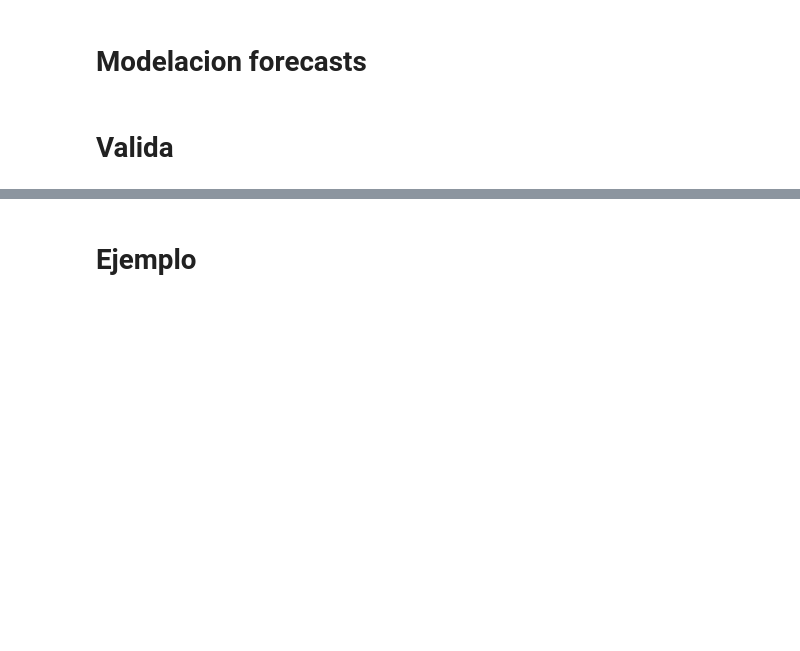
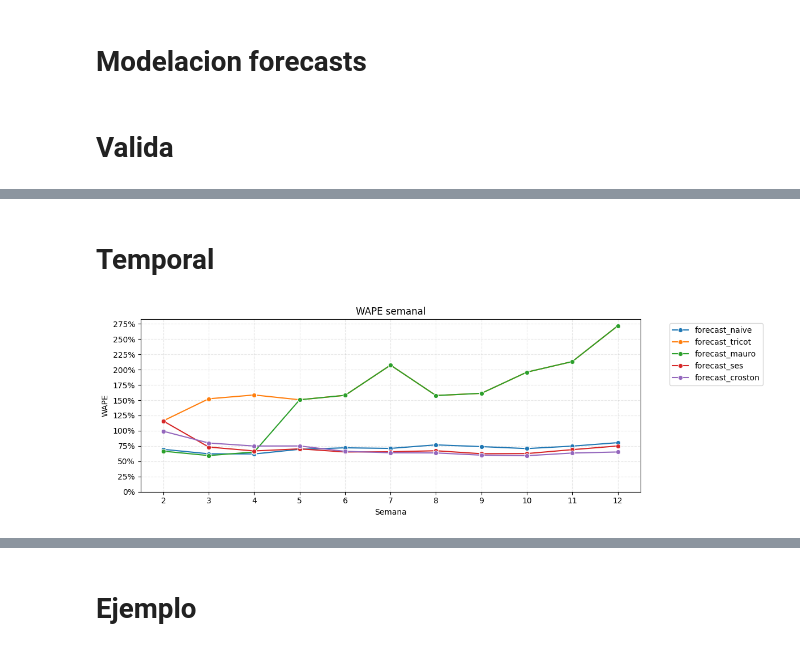
Before and after one commit to bi-retail-tricot/forecast, a Jupyter notebook: notebooks/06_modelacion_forecasts.ipynb, the cells around one changed output, grey strips where cells are left out. Saved outputs shown, nothing was run; the diff lists cells and outputs as text; code cells hidden in the pictures; blank space fills up the shorter version.

```diff
--- a/notebooks/06_modelacion_forecasts.ipynb
+++ b/notebooks/06_modelacion_forecasts.ipynb
@@ -387,0 +585,2 @@ plt.show()
+# %% [markdown]
+# Temporal
@@ -387,0 +646,38 @@ plt.show()
+# %%
+comparative_forecasts = ['forecast_tricot','forecast_naive','forecast_ses','forecast_croston', 'forecast_mauro']
+
+weekly_metrics = eval_forecast(data_repo_x_dda, forecast_dict, group_by_col="week_number")
+
+weekly_metrics = weekly_metrics[weekly_metrics['forecast'].isin(comparative_forecasts)]
+
+weekly_metrics = weekly_metrics[(weekly_metrics['week_number'] <= 12) & (weekly_metrics['week_number'] >= 2)]
+# %%
+import matplotlib.pyplot as plt
+import seaborn as sns
+import matplotlib.dates as mdates
+import matplotlib.ticker as mticker
+
+
+plt.figure(figsize=(12, 4))
+
+sns.lineplot(x='week_number', y='wape', data=weekly_metrics, hue ='forecast',
+             marker = 'o')
+
+plt.gca().xaxis.set_major_locator(mticker.MultipleLocator(1))
+plt.xlabel('Semana')
+
+plt.ylim(bottom=0)
+plt.gca().yaxis.set_major_locator(mticker.MultipleLocator(0.25))
+plt.gca().yaxis.set_major_formatter(mticker.PercentFormatter(xmax=1))
+plt.ylabel('WAPE')
+
+
+plt.title("WAPE semanal")
+plt.legend(bbox_to_anchor=(1.05, 1), loc='upper left')
+
+
+plt.tight_layout()
+plt.grid(True, linestyle='--', alpha=0.3)
+plt.show()
+# %% [output]
+[figure, added]
```
Also changed, not shown: parts of 25 cells of this notebook, 10 other files.
